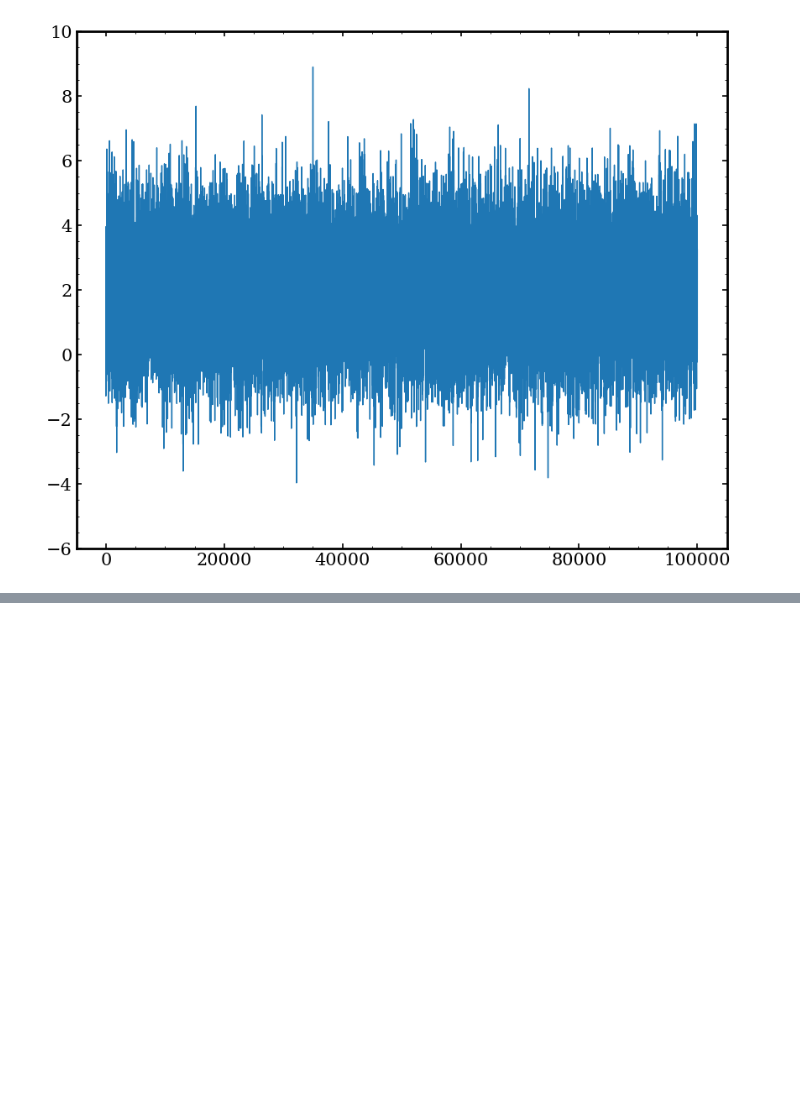
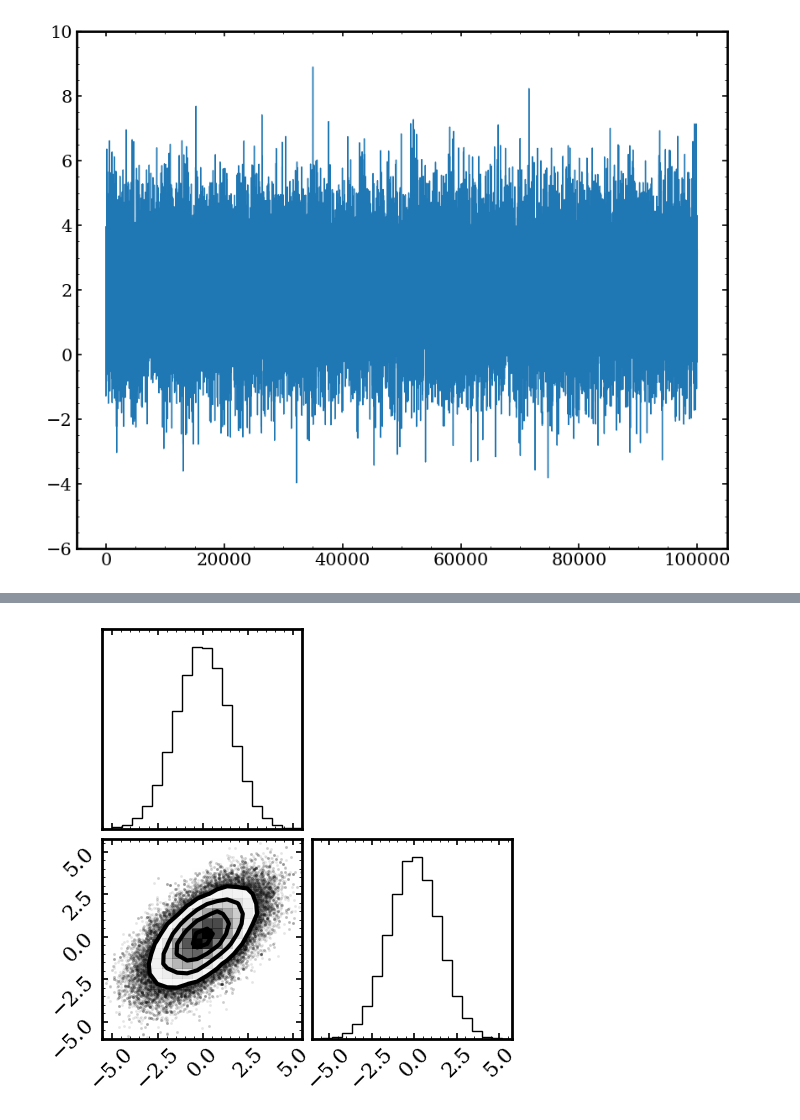
Before and after one commit to ochase10/compute-class, a Jupyter notebook: in-class/mcmc.ipynb, the cells around one changed output, grey strips where cells are left out. Cells and saved outputs as stored; diff of their text form; code cells hidden in the pictures; blank space fills up the shorter version.

```diff
--- a/in-class/mcmc.ipynb
+++ b/in-class/mcmc.ipynb
@@ -71,0 +77,25 @@ pl.show()
+# %%
+def multi_gauss(x,y, mu, sig):
+    rho = sig[0,1]/np.sqrt(sig[0,0])/np.sqrt(sig[1,1])
+    return np.exp(-((x-mu[0])**2/sig[0,0] - 2*rho**2*(x-mu[0])*(y-mu[1])/sig[0,1] + (y-mu[1])**2/sig[1,1])/(2*1-rho)) /\
+            (2 * np.pi * sig[0,1] / rho * np.sqrt(1-rho**2))
+# %%
+coordlist = np.array([[4,3]])
+i = 1
+mus = [0, 0]
+sigs = np.array([[2., 1.2],[1.2, 2.0]])
+
+
+while i < n_steps:
+    prop = coordlist[i-1] + rng.normal(0,prop_sig,2)
+    r = rng.random()
+
+    if np.log(multi_gauss(*prop, mus, sigs)) - np.log(multi_gauss(*coordlist[-1], mus, sigs)) > np.log(r):
+        coordlist = np.concatenate((coordlist,[prop]))
+    else:
+        coordlist = np.concatenate((coordlist,[coordlist[-1]]))
+    i+=1
+# %%
+figure = corner.corner(coordlist)
+# %% [output]
+[figure, added]
```
Also changed, not shown: parts of 5 cells of this notebook, 1 other file.
